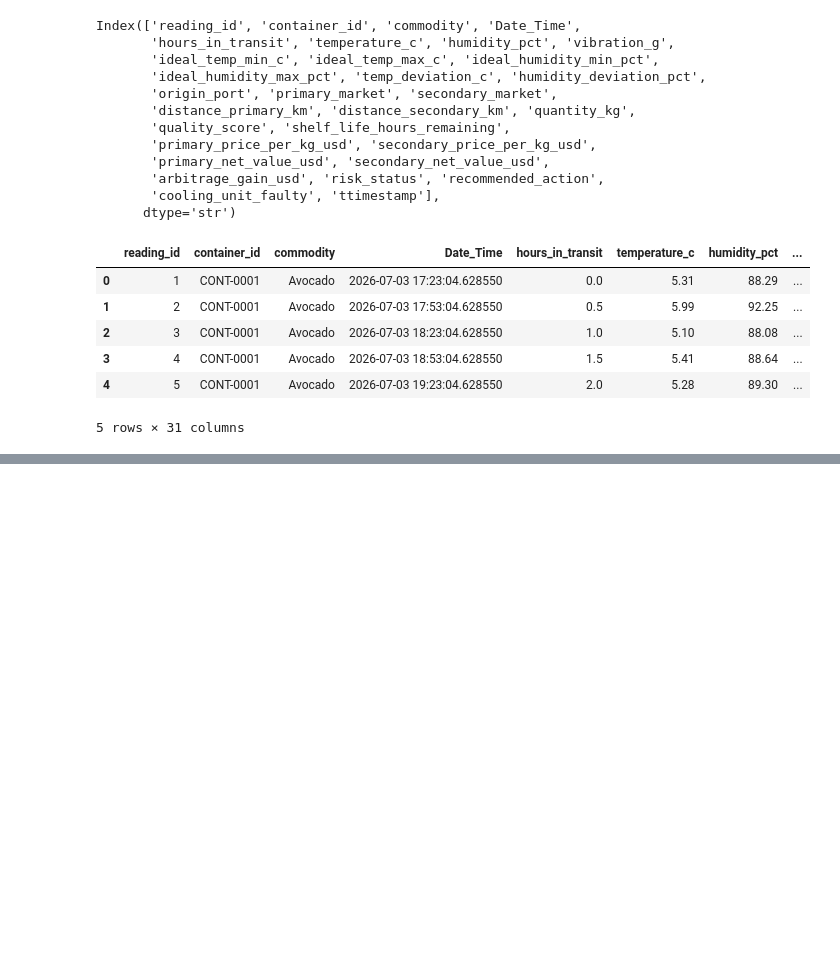
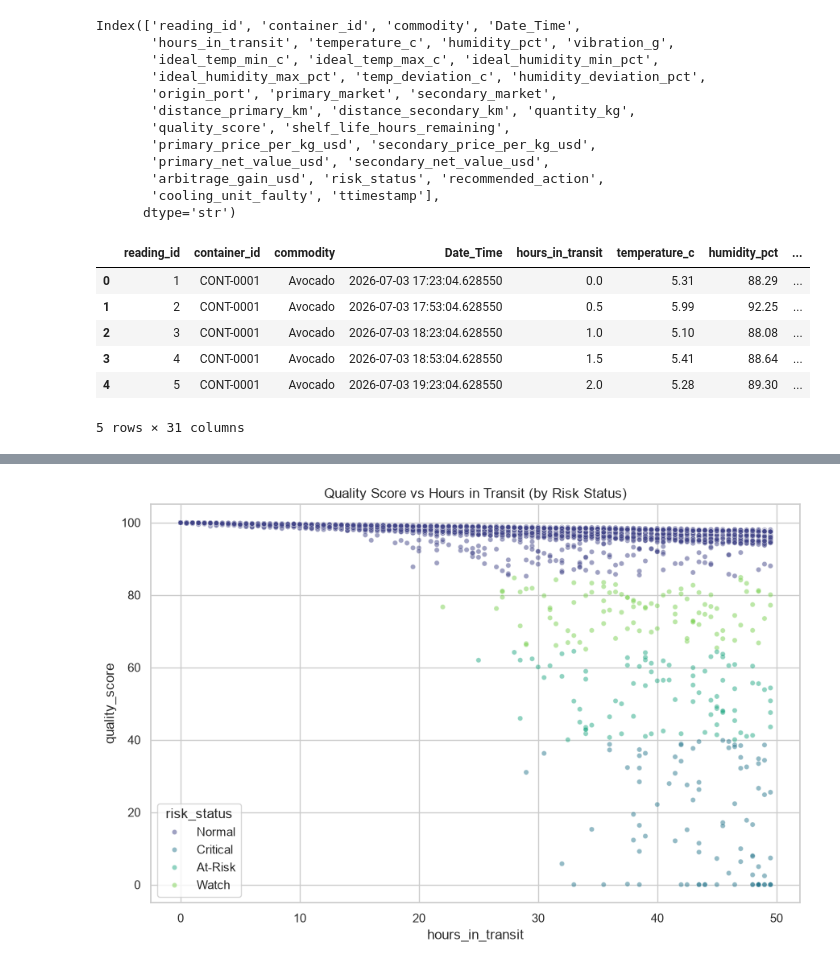
Before and after one commit to aparna-apz003/AtmoSync-Micro-Climate-Arbitrage-Analytics, a Jupyter notebook: dataset cleaning.ipynb, the cells around one changed output, grey strips where cells are left out. Saved outputs shown, nothing was run; the diff lists cells and outputs as text; code cells hidden in the pictures; blank space fills up the shorter version.

```diff
--- a/dataset cleaning.ipynb
+++ b/dataset cleaning.ipynb
@@ -216,0 +551,17 @@ df.head()
+# %%
+plt.figure()
+sns.scatterplot(
+    data=df.sample(min(5000, len(df)), random_state=1),  # sample for readability
+    x="hours_in_transit",
+    y="quality_score",
+    hue="risk_status",
+    alpha=0.5,
+    s=20,
+    palette="viridis",
+)
+plt.title("Quality Score vs Hours in Transit (by Risk Status)")
+plt.tight_layout()
+plt.savefig("chart4_quality_vs_transit_scatter.png", dpi=150)
+plt.show()
+# %% [output]
+[figure, added]
```
Also changed, not shown: parts of 38 cells of this notebook, 9 other files.
